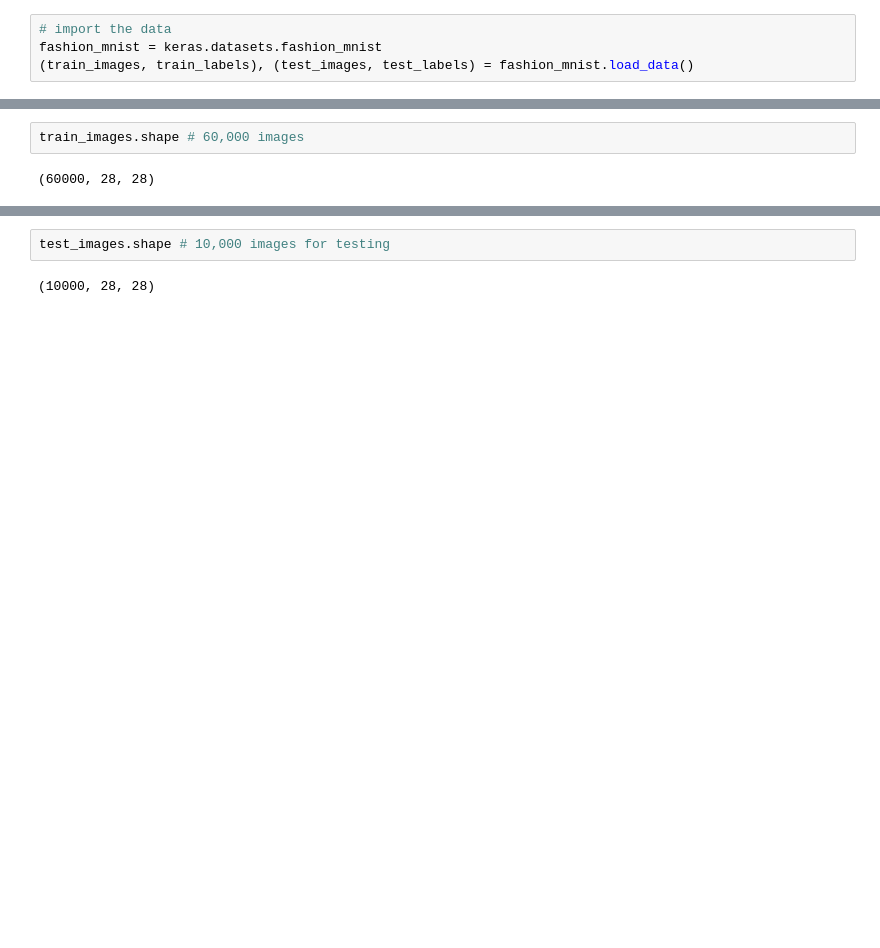
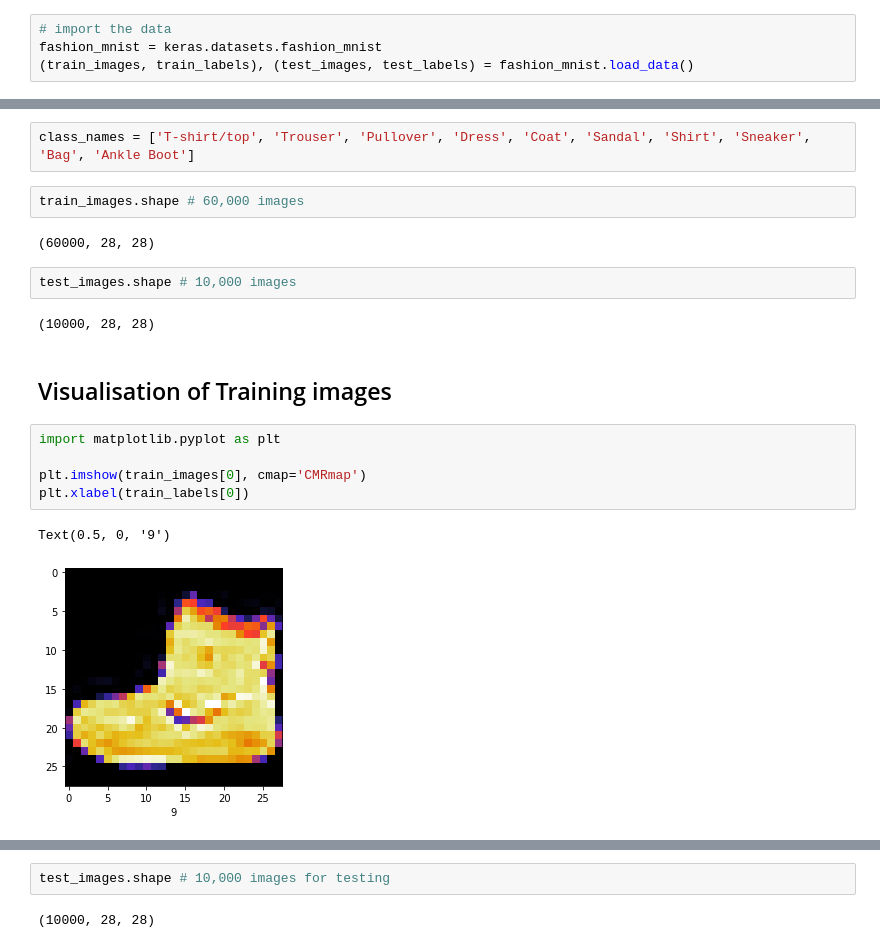
Before and after one commit to mchhour31/NN_work, a Jupyter notebook: ep1_basic_computer_vision.ipynb, the cells around one changed output, grey strips where cells are left out. Saved outputs shown, nothing was run; the diff lists cells and outputs as text; blank space fills up the shorter version.

```diff
--- a/ep1_basic_computer_vision.ipynb
+++ b/ep1_basic_computer_vision.ipynb
@@ -10,7 +29,23 @@ fashion_mnist = keras.datasets.fashion_mnist
+# %%
+class_names = ['T-shirt/top', 'Trouser', 'Pullover', 'Dress', 'Coat', 'Sandal', 'Shirt', 'Sneaker', 'Bag', 'Ankle Boot']
 # %%
 train_images.shape # 60,000 images
 # %% [output]
 (60000, 28, 28)
+# %%
+test_images.shape # 10,000 images
+# %% [output]
+(10000, 28, 28)
+# %% [markdown]
+## Visualisation of Training images
+# %%
+import matplotlib.pyplot as plt
+
+plt.imshow(train_images[0], cmap='CMRmap')
+plt.xlabel(train_labels[0])
+# %% [output]
+Text(0.5, 0, '9')
+[figure, added]
 # %%
 import matplotlib.pyplot as plt
 
```
Also changed, not shown: parts of 10 cells of this notebook.
